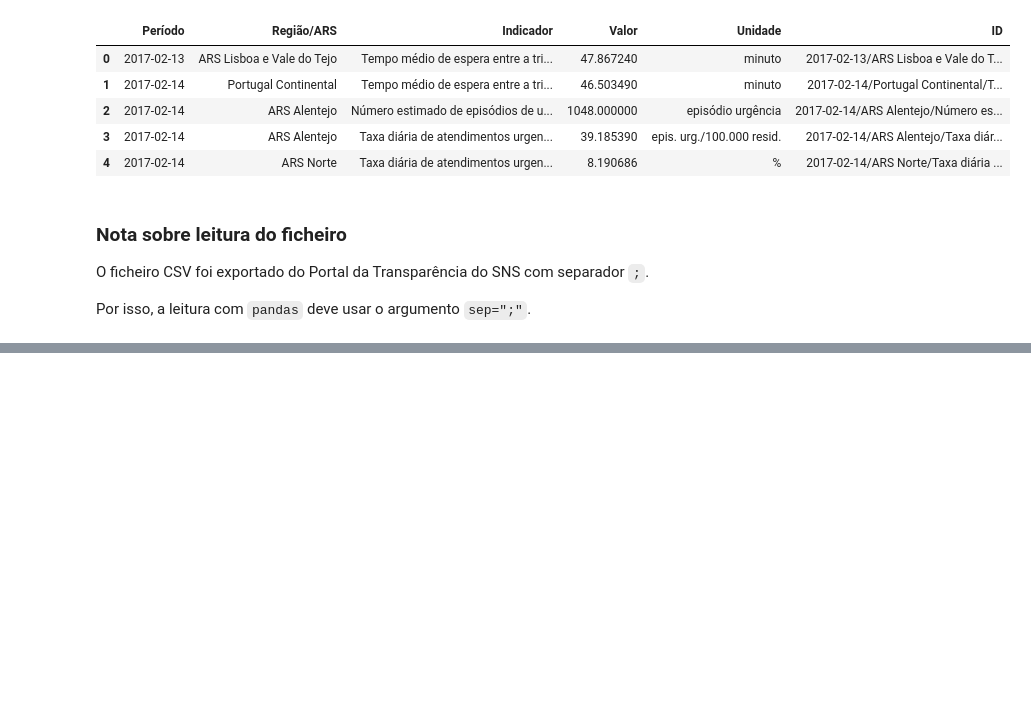
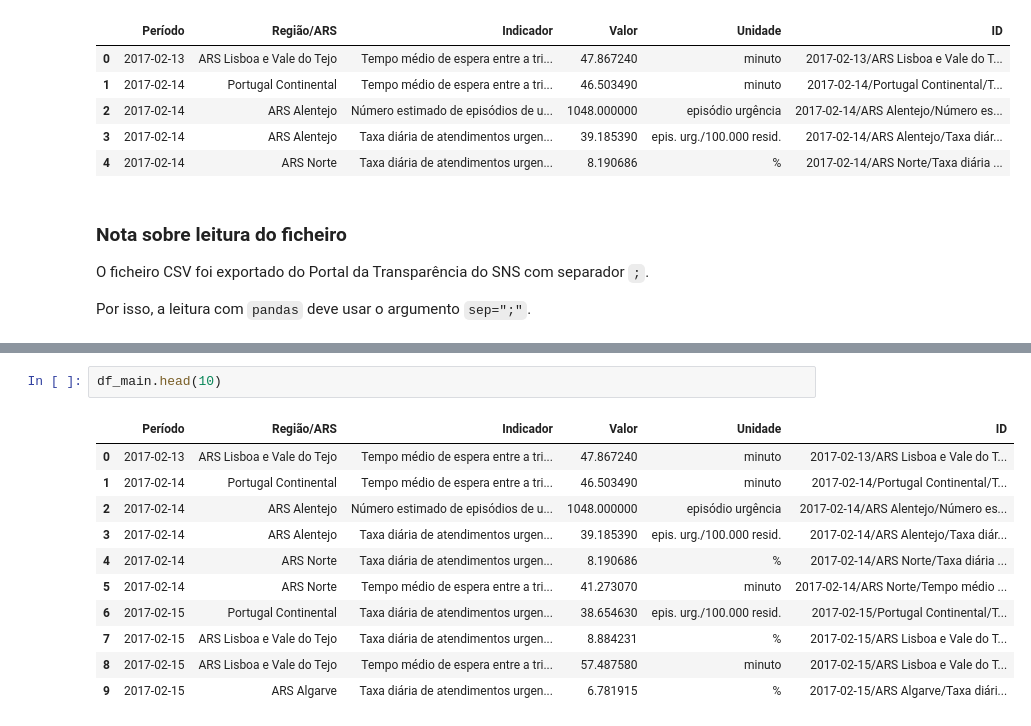
Before and after one commit to ivomargarido/ed-crowding-sns-portugal, a Jupyter notebook: notebooks/01_eda_monitorizacao_urgencias_sns.ipynb, the cells around one changed output, grey strips where cells are left out. Saved outputs shown, nothing was run; the diff lists cells and outputs as text; blank space fills up the shorter version.

```diff
--- a/notebooks/01_eda_monitorizacao_urgencias_sns.ipynb
+++ b/notebooks/01_eda_monitorizacao_urgencias_sns.ipynb
@@ -75,0 +106,14 @@ Por isso, a leitura com `pandas` deve usar o argumento `sep=";"`.
+# %%
+df_main.head(10)
+# %% [output]
+|  | Período | Região/ARS | Indicador | Valor | Unidade | ID |
+| 0 | 2017-02-13 | ARS Lisboa e Vale do Tejo | Tempo médio de espera entre a tri... | 47.867240 | minuto | 2017-02-13/ARS Lisboa e Vale do T... |
+| 1 | 2017-02-14 | Portugal Continental | Tempo médio de espera entre a tri... | 46.503490 | minuto | 2017-02-14/Portugal Continental/T... |
+| 2 | 2017-02-14 | ARS Alentejo | Número estimado de episódios de u... | 1048.000000 | episódio urgência | 2017-02-14/ARS Alentejo/Número es... |
+| 3 | 2017-02-14 | ARS Alentejo | Taxa diária de atendimentos urgen... | 39.185390 | epis. urg./100.000 resid. | 2017-02-14/ARS Alentejo/Taxa diár... |
+| 4 | 2017-02-14 | ARS Norte | Taxa diária de atendimentos urgen... | 8.190686 | % | 2017-02-14/ARS Norte/Taxa diária ... |
+| 5 | 2017-02-14 | ARS Norte | Tempo médio de espera entre a tri... | 41.273070 | minuto | 2017-02-14/ARS Norte/Tempo médio ... |
+| 6 | 2017-02-15 | Portugal Continental | Taxa diária de atendimentos urgen... | 38.654630 | epis. urg./100.000 resid. | 2017-02-15/Portugal Continental/T... |
+| 7 | 2017-02-15 | ARS Lisboa e Vale do Tejo | Taxa diária de atendimentos urgen... | 8.884231 | % | 2017-02-15/ARS Lisboa e Vale do T... |
+| 8 | 2017-02-15 | ARS Lisboa e Vale do Tejo | Tempo médio de espera entre a tri... | 57.487580 | minuto | 2017-02-15/ARS Lisboa e Vale do T... |
+| 9 | 2017-02-15 | ARS Algarve | Taxa diária de atendimentos urgen... | 6.781915 | % | 2017-02-15/ARS Algarve/Taxa diári... |
```
Also changed, not shown: parts of 17 cells of this notebook.
